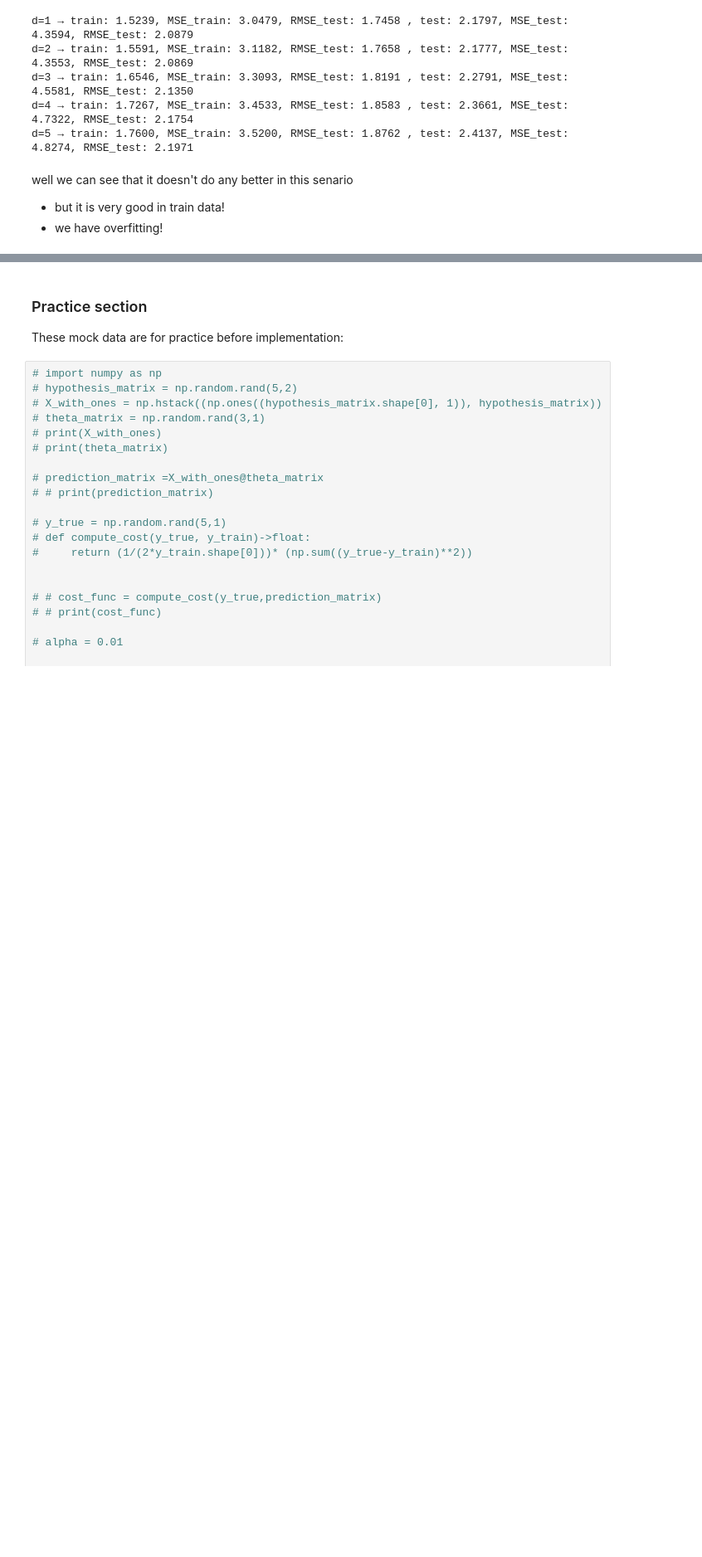
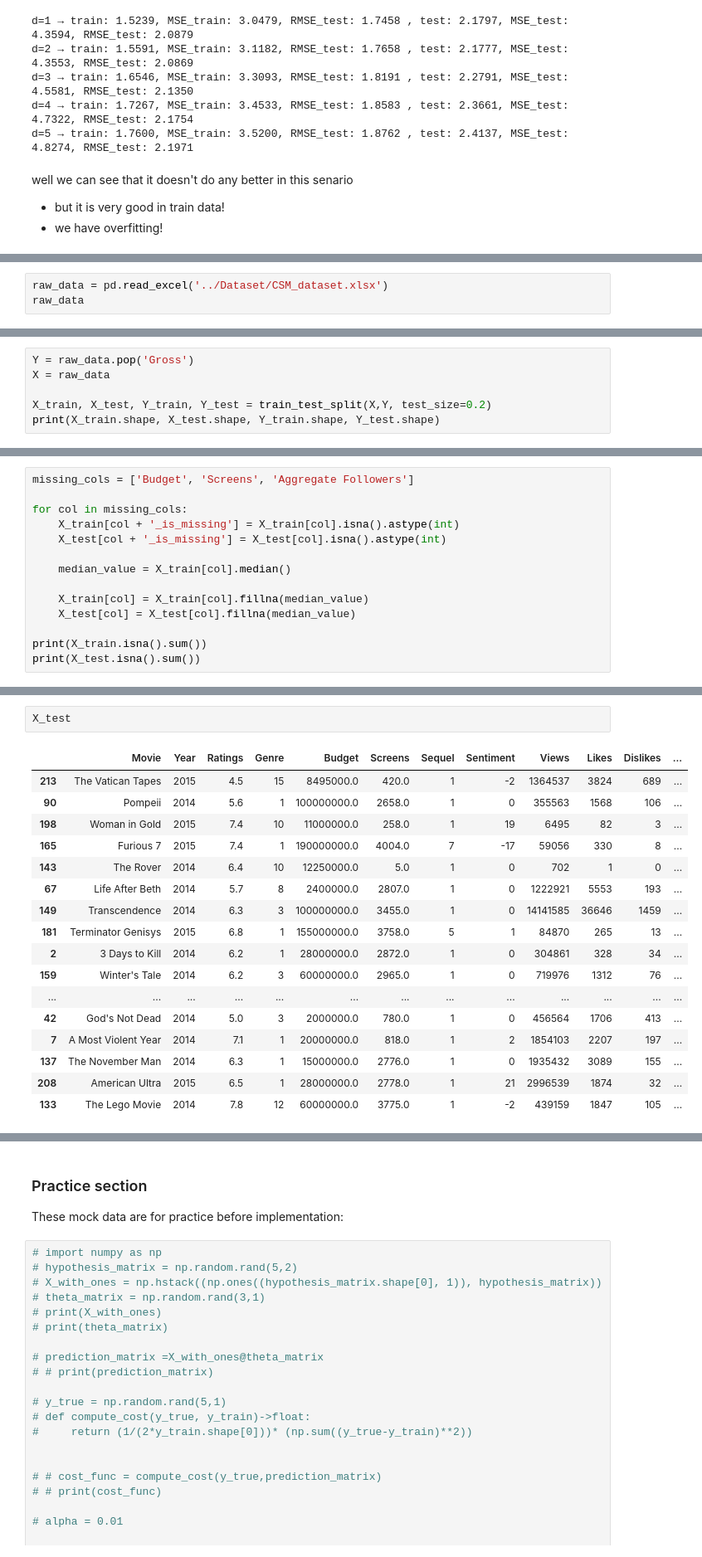
Before and after one commit to ErfanMasoudiBA/GenAI-Vision-Bootcamp, a Jupyter notebook: 02_supervised_machine_learning/یادگیری ماشین نظارت شده/پروژه/notebooks/practice01.ipynb, the cells around one changed output, grey strips where cells are left out. Shown at 83% size. Saved outputs shown, nothing was run; the diff lists cells and outputs as text; blank space fills up the shorter version.

Commit message:
feat: complete the CSM dataset practice and the Linear Regression TA course with his codes

```diff
--- a/02_supervised_machine_learning/یادگیری ماشین نظارت شده/پروژه/notebooks/practice01.ipynb
+++ b/02_supervised_machine_learning/یادگیری ماشین نظارت شده/پروژه/notebooks/practice01.ipynb
@@ -650,0 +662,3 @@ well we can see that it doesn't do any better in this senario
+# %%
+raw_data = pd.read_excel('../Dataset/CSM_dataset.xlsx')
+raw_data
@@ -650,0 +679,6 @@ well we can see that it doesn't do any better in this senario
+# %%
+Y = raw_data.pop('Gross')
+X = raw_data
+
+X_train, X_test, Y_train, Y_test = train_test_split(X,Y, test_size=0.2)
+print(X_train.shape, X_test.shape, Y_train.shape, Y_test.shape)
@@ -650,0 +711,14 @@ well we can see that it doesn't do any better in this senario
+# %%
+missing_cols = ['Budget', 'Screens', 'Aggregate Followers']
+
+for col in missing_cols:
+    X_train[col + '_is_missing'] = X_train[col].isna().astype(int)
+    X_test[col + '_is_missing'] = X_test[col].isna().astype(int)
+
+    median_value = X_train[col].median()
+
+    X_train[col] = X_train[col].fillna(median_value)
+    X_test[col] = X_test[col].fillna(median_value)
+
+print(X_train.isna().sum())
+print(X_test.isna().sum())
@@ -650,0 +874,20 @@ well we can see that it doesn't do any better in this senario
+# %%
+X_test
+# %% [output]
+|  | Movie | Year | Ratings | Genre | Budget | Screens | Sequel | Sentiment | Views | Likes | Dislikes | ... |
+| 213 | The Vatican Tapes | 2015 | 4.5 | 15 | 8495000.0 | 420.0 | 1 | -2 | 1364537 | 3824 | 689 | ... |
+| 90 | Pompeii | 2014 | 5.6 | 1 | 100000000.0 | 2658.0 | 1 | 0 | 355563 | 1568 | 106 | ... |
+| 198 | Woman in Gold | 2015 | 7.4 | 10 | 11000000.0 | 258.0 | 1 | 19 | 6495 | 82 | 3 | ... |
+| 165 | Furious 7 | 2015 | 7.4 | 1 | 190000000.0 | 4004.0 | 7 | -17 | 59056 | 330 | 8 | ... |
+| 143 | The Rover | 2014 | 6.4 | 10 | 12250000.0 | 5.0 | 1 | 0 | 702 | 1 | 0 | ... |
+| 67 | Life After Beth | 2014 | 5.7 | 8 | 2400000.0 | 2807.0 | 1 | 0 | 1222921 | 5553 | 193 | ... |
+| 149 | Transcendence | 2014 | 6.3 | 3 | 100000000.0 | 3455.0 | 1 | 0 | 14141585 | 36646 | 1459 | ... |
+| 181 | Terminator Genisys | 2015 | 6.8 | 1 | 155000000.0 | 3758.0 | 5 | 1 | 84870 | 265 | 13 | ... |
+| 2 | 3 Days to Kill | 2014 | 6.2 | 1 | 28000000.0 | 2872.0 | 1 | 0 | 304861 | 328 | 34 | ... |
+| 159 | Winter's Tale | 2014 | 6.2 | 3 | 60000000.0 | 2965.0 | 1 | 0 | 719976 | 1312 | 76 | ... |
+| ... | ... | ... | ... | ... | ... | ... | ... | ... | ... | ... | ... | ... |
+| 42 | God's Not Dead | 2014 | 5.0 | 3 | 2000000.0 | 780.0 | 1 | 0 | 456564 | 1706 | 413 | ... |
+| 7 | A Most Violent Year | 2014 | 7.1 | 1 | 20000000.0 | 818.0 | 1 | 2 | 1854103 | 2207 | 197 | ... |
+| 137 | The November Man | 2014 | 6.3 | 1 | 15000000.0 | 2776.0 | 1 | 0 | 1935432 | 3089 | 155 | ... |
+| 208 | American Ultra | 2015 | 6.5 | 1 | 28000000.0 | 2778.0 | 1 | 21 | 2996539 | 1874 | 32 | ... |
+| 133 | The Lego Movie | 2014 | 7.8 | 12 | 60000000.0 | 3775.0 | 1 | -2 | 439159 | 1847 | 105 | ... |
```
Also changed, not shown: parts of 36 cells of this notebook, 4 other files.
